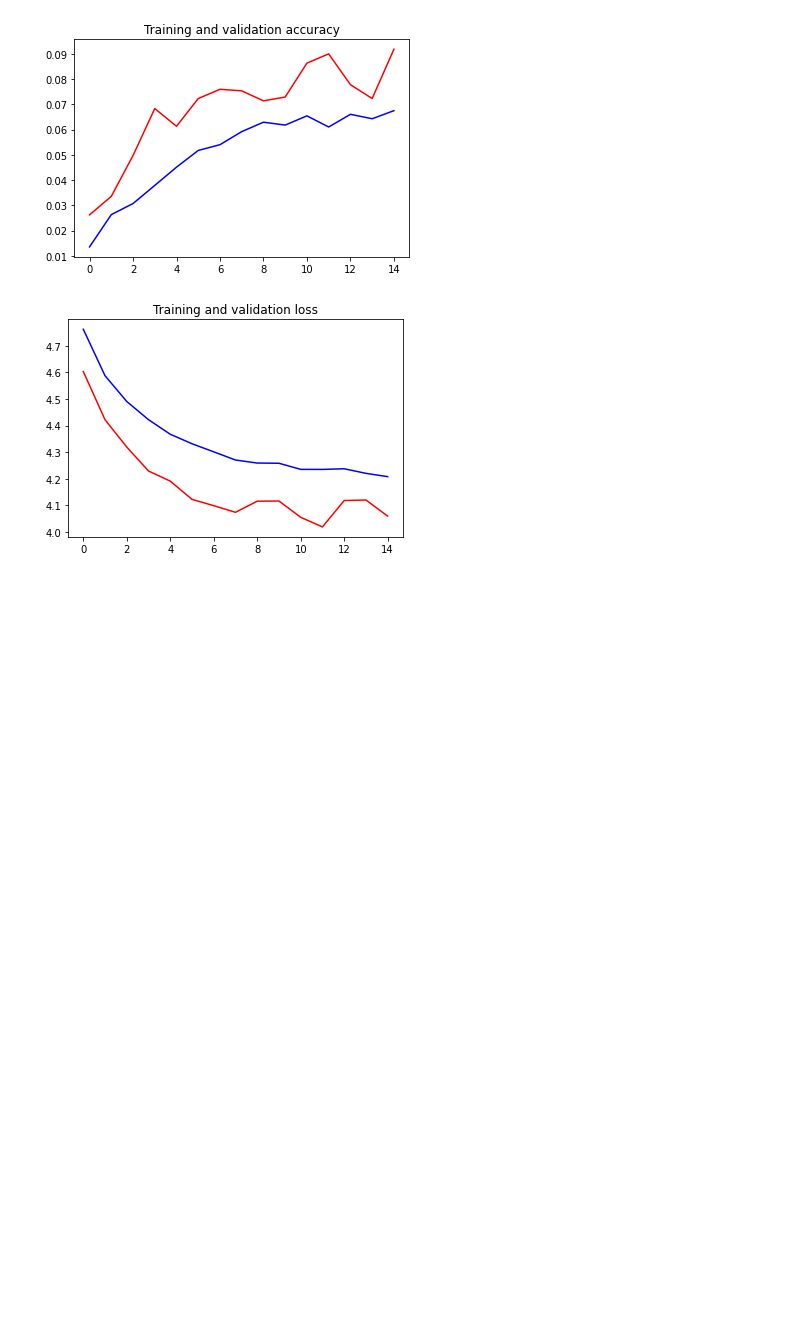
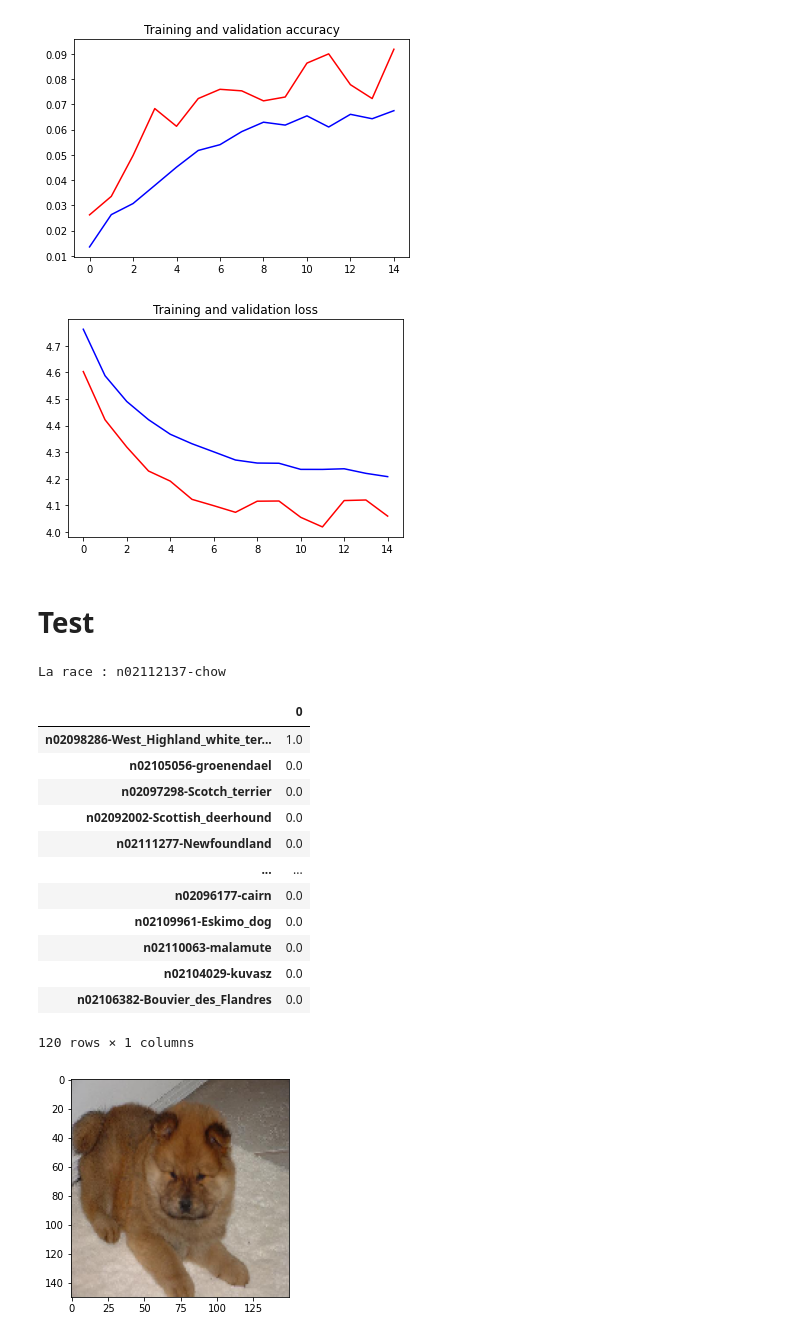
Before and after one commit to DufClement/DL_Dogs_Breeds, a Jupyter notebook: Projet/data_augmentation.ipynb, the cells around one changed output. Saved outputs shown, nothing was run; the diff lists cells and outputs as text; code cells hidden in the pictures; blank space fills up the shorter version.

Commit message:
ajout du test sur la race

```diff
--- a/Projet/data_augmentation.ipynb
+++ b/Projet/data_augmentation.ipynb
@@ -209,3 +209,36 @@ algo.history()
 # %% [output]
 [figure]
 [figure]
+# %% [markdown]
+# Test
+# %%
+import random
+import os
+from matplotlib import pyplot as plt
+random_dir=random.choice(os.listdir(train_path))
+random_file=random.choice(os.listdir(train_path + '/' + random_dir))
+
+test = tf.keras.preprocessing.image.load_img(train_path + '/' + random_dir + '/' + random_file, target_size=(150, 150))
+
+print('La race : ' + random_dir)
+plt.imshow(test)
+
+
+pred = model.predict((np.expand_dims(test,0)))
+pd.DataFrame(pred, columns=os.listdir(train_path)).T.sort_values(by=0, ascending=False).round(2)
+# %% [output]
+La race : n02112137-chow
+|  | 0 |
+| n02098286-West_Highland_white_ter... | 1.0 |
+| n02105056-groenendael | 0.0 |
+| n02097298-Scotch_terrier | 0.0 |
+| n02092002-Scottish_deerhound | 0.0 |
+| n02111277-Newfoundland | 0.0 |
+| ... | ... |
+| n02096177-cairn | 0.0 |
+| n02109961-Eskimo_dog | 0.0 |
+| n02110063-malamute | 0.0 |
+| n02104029-kuvasz | 0.0 |
+| n02106382-Bouvier_des_Flandres | 0.0 |
+120 rows × 1 columns
+[figure, added]
```
